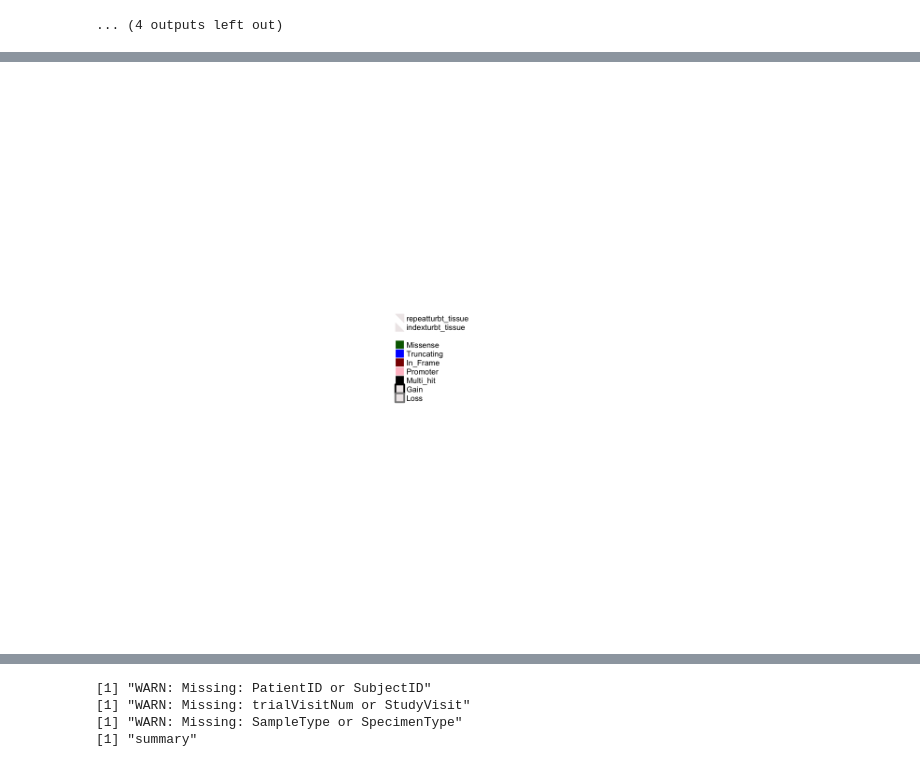
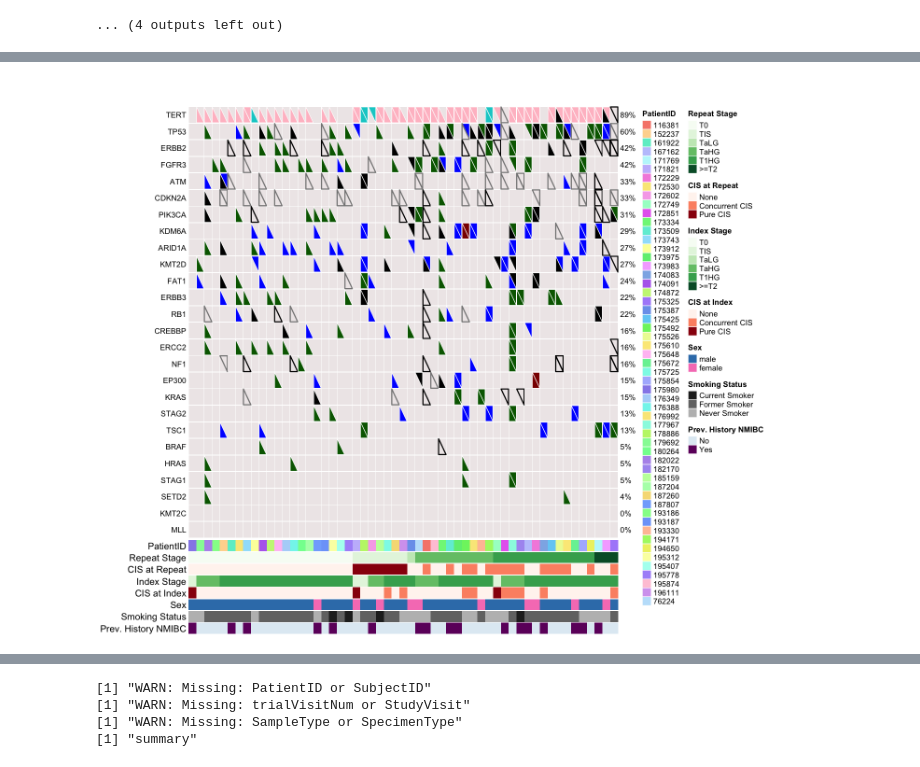
Before and after one commit to billiegould/R-functions-for-stats-and-plotting, a Jupyter notebook: notebooks/Moffitt_NMIBC_WES_analysis_BGould.ipynb, the cells around one changed output, grey strips where cells are left out. Drawn from its saved outputs; the diff is of its cells as text; code cells hidden in the pictures.

Commit message:
update helper functions and update NMIBC notebooks

```diff
--- a/notebooks/Moffitt_NMIBC_WES_analysis_BGould.ipynb
+++ b/notebooks/Moffitt_NMIBC_WES_analysis_BGould.ipynb
@@ -2324,0 +1450,19 @@ names(CIS_cols) = c("No","Yes")
+# %%
+# sample sets
+samples.orig = df_wes_ngsqc.updated %>% mutate(has.pbmc = (PatientID %in% unique(df_wes_ngsqc.updated$PatientID[df_wes_ngsqc.updated$SampleType == "buffy_coat"])),
+          benign = PatientID %in% unique(df_clin.new$PatientID[df_clin.new$disease.positive=="FALSE"]))
+table(samples.orig$PatientID, samples.orig$StudyVisit)
+
+samples.rep_urine_paired = samples.orig %>% filter(StudyVisit != "IndexTURBT", SampleType != "buffy_coat") %>%
+    group_by(PatientID) %>% mutate(count=n()) %>% filter(count>=2) %>% ungroup()
+nrow(samples.rep_urine_paired) # 68 (34 patients)
+#table(samples.rep_urine_paired$PatientID, samples.rep_urine_paired$StudyVisit)
+
+samples.ind_urine_paired = samples.orig %>% filter(StudyVisit != "RepeatTURBT", SampleType != "buffy_coat") %>%
+    group_by(PatientID) %>% mutate(count=n()) %>% filter(count>=2) %>% ungroup()
+nrow(samples.ind_urine_paired)
+#table(samples$PatientID, samples$StudyVisit)
+
+samples.ind_rep_paired = samples.orig %>% filter(StudyVisit != "Pre-RepeatTURBT", SampleType == "tissue") %>%
+    group_by(PatientID) %>% mutate(count=n()) %>% filter(count>=2) %>% ungroup()
+nrow(samples.ind_rep_paired)
@@ -2325,50 +1610,37 @@ names(CIS_cols) = c("No","Yes")
 # %%
-source("~/Desktop/puffin/R/concordance_oncoprint.R") # rerun
+## FFPE WES Oncoprints
 
-df_annot = df_clin %>%
-    mutate(Index.Stage=factor(gsub("Tis only (do not select if other histology present)","Tis",Index.Stage), levels=c("T0","Tis","TaLG","TaHG","T1",">=T2")),
-           Repeat.Stage=factor(gsub("Tis only (do not select if other histology present)","Tis",Repeat.Stage), levels=c("T0","Tis","TaLG","TaHG","T1",">=T2"))) %>%
-    select("Smoking.Status", "Sex",
-           "Previous history of NMIBC", "Prev.IV.Therapy",
-           "Index.Stage", 'Index.CIS', "Repeat.Stage","Repeat.CIS",
-           "PatientID")
-df_samples = df_ffpe_index_repeat_paired %>%
-               left_join(df_annot %>% select(Index.Stage, Repeat.Stage, PatientID), by="PatientID") %>%
-               arrange(Index.Stage, Repeat.Stage)  # set the order
+## need rerun with Patched variant file (?)
 
-df_annot = df_annot %>%
-    rename("Index Stage"="Index.Stage","Repeat Stage"= "Repeat.Stage",
-           "CIS at Index"="Index.CIS","CIS at Repeat"="Repeat.CIS",
-                               "Smoking Status"= "Smoking.Status",
-                               "Prev. IV Therapy"="Prev.IV.Therapy",
-                               "Previous History of NMIBC"="Previous history of NMIBC") # format the names
+source("~/Desktop/Predicine/concordance_oncoprint.R")
+options(repr.plot.width=12,repr.plot.height=10)
 
-annot.colors = list("Index Stage" = stage_cols,
-                     "Repeat Stage"= stage_cols,
-                     "CIS at Index" = CIS_cols,
-                     "CIS at Repeat"= CIS_cols,
-                     "Prev. IV Therapy"= IVT_cols,
-                     "Previous History of NMIBC" = history_cols,
-                     "Smoking Status" = smoking_cols,
-                     "Sex" = sex_cols)
+# select genes
+nmibc.genes = read.csv("Manuscript/NMIBC_genes_JL_April2024.csv", as.is=T)
 
-out.file = "./AUA/OncoPrint_Index_vs_Repeat_FFPE_unpatched_04042023"
-concordance_oncoprint(snv.data = all.snv_wes,
-                      cnv.data = all.cnv_wes,
+#######
+out.file = glue("./Conferences/AUA/OncoPrint_Index_vs_Repeat_FFPE_wPIDs_unpatched_{Sys.Date()}")
+df_samples = samples.ind_rep_paired
+nrow(df_samples)
+snv.data = all.snv %>% filter(SampleID.short %in% df_samples$SampleID.short,
+                              SYMBOL %in% nmibc.genes$Name)
+cnv.data = all.cnv %>% filter(SampleID.short %in% df_samples$SampleID.short,
+                              Gene %in% nmibc.genes$Name)
+
+concordance_oncoprint(snv.data = snv.data,
+                      cnv.data = cnv.data,
                       df_samples = df_samples,
-                      ref_sample_type="IndexTURBT_Tissue",
-                      mrd_sample_type="RepeatTURBT_Tissue",
+                      ref_sample_type="IndexTURBT_tissue",
+                      mrd_sample_type="RepeatTURBT_tissue",
                       clin.data = df_annot,
                       show.clin.data = T,
                       clin.data.cols = names(annot.colors),
                       clin.annotation.colors = annot.colors,
-                      show.patient.id=F,
-                      make.legend=T,
+                      show.patient.id=T,
+                      make.legend=F,
                       concord.barplot=F,
-                      show.top.n=25,
+                      #show.top.n=25,
+                      genes = sort(nmibc.genes$Name),
                       var.reduc.set="consequence_reduced",
-                      var.colors="consequence_reduced",
                       out.file=out.file)
-
-## some variants still == NULL annotation . . . look into this
 # %% [output]
@@ -2438 +1689 @@ A pack of 2 legends
-[figure, old version]
+[figure, new version]
```
Also changed, not shown: parts of 73 cells of this notebook, 2 other files.
